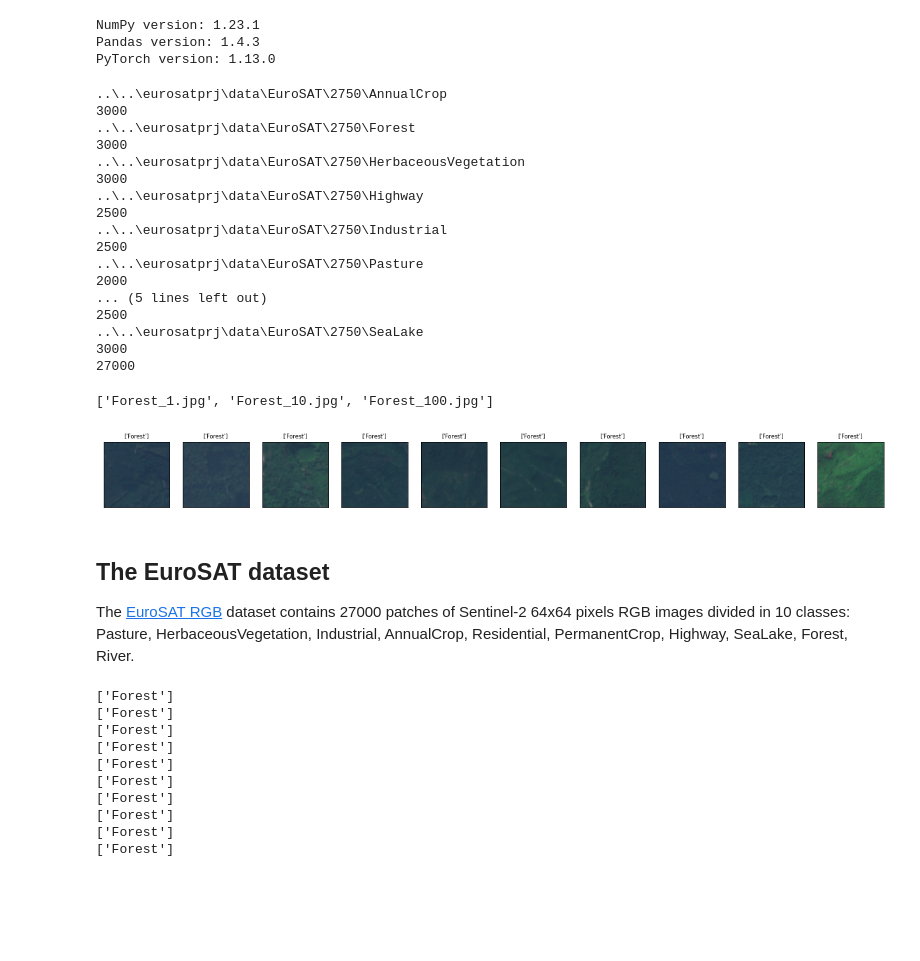
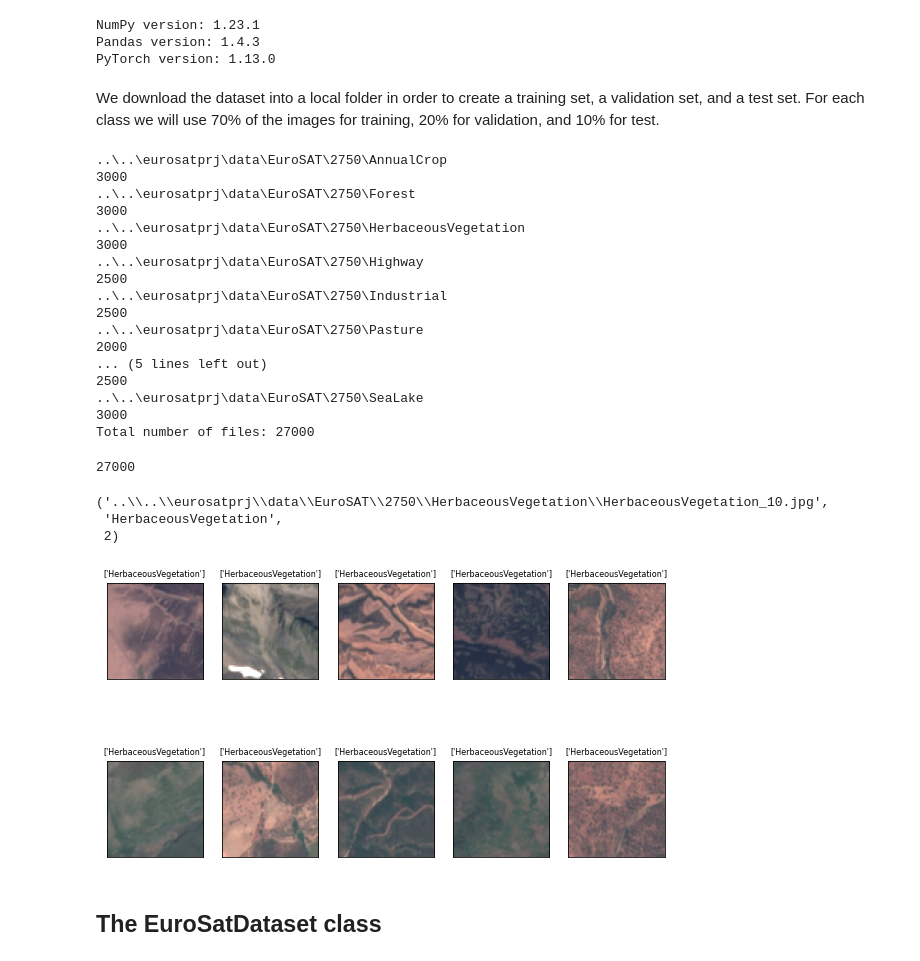
Before and after one commit to luigiselmi/dlwpt_nb, a Jupyter notebook: pml3/eurosat_images_classification.ipynb, the cells around one changed output. Drawn from its saved outputs; the diff is of its cells as text; code cells hidden in the pictures; blank space fills up the shorter version.

Commit message:
paths and labels

```diff
--- a/pml3/eurosat_images_classification.ipynb
+++ b/pml3/eurosat_images_classification.ipynb
@@ -17,22 +18,25 @@ print("PyTorch version: %s"%torch.__version__)
 NumPy version: 1.23.1
 Pandas version: 1.4.3
 PyTorch version: 1.13.0
+# %% [markdown]
+We download the dataset into a local folder in order to create a training set, a validation set, and a test set. For each class we will use 70% of the images for training, 20% for validation, and 10% for test.
 # %%
 import os
 import pathlib
 
 imgdir_path = pathlib.Path('../../eurosatprj/data/EuroSAT/2750')
 tot = 0
+file_list = []
 for folder_path in imgdir_path.glob('*'):
     print(f'{folder_path}')
     count = 0
     for file_path in folder_path.glob('*'):
-        file_name = file_path.relative_to(folder_path)
-        #print(f'{file_name}')
+        #file_name = file_path.relative_to(folder_path)
+        file_list.append(str(file_path))
         count += 1
     print(count)
     tot += count
-print(tot)
+print('Total number of files: {0:d}'.format(tot))
 # %% [output]
 ..\..\eurosatprj\data\EuroSAT\2750\AnnualCrop
 3000
@@ -50,34 +54,45 @@ print(tot)
 2500
 ..\..\eurosatprj\data\EuroSAT\2750\SeaLake
 3000
-27000
+Total number of files: 27000
+# %%
+len(file_list)
+# %% [output]
+27000
 # %%
-imgdir_path = pathlib.Path('../../eurosatprj/data/EuroSAT/2750/Forest')
-img_paths = [str(path) for path in imgdir_path.glob('*.jpg')]
-img_names = [os.path.basename(path) for path in img_paths]
-img_names[:3]
+import re
+
+file_names = [str(os.path.basename(path)) for path in file_list]
+reg_ex = r'(.+)_\d+.jpg$'
+labels = [re.findall(reg_ex, file_name)[0] for file_name in file_names]
+eurosat_classes = np.unique(labels).tolist()
+num_labels = [eurosat_classes.index(label) for label in labels]
-# %% [output]
-['Forest_1.jpg', 'Forest_10.jpg', 'Forest_100.jpg']
+# %%
+file_list[6001], labels[6001], num_labels[6001]
+# %% [output]
+('..\\..\\eurosatprj\\data\\EuroSAT\\2750\\HerbaceousVegetation\\HerbaceousVegetation_10.jpg',
+ 'HerbaceousVegetation',
+ 2)
 # %%
 from itertools import islice
 from PIL import Image
-import re
 
-fig = plt.figure(figsize=(20, 10))
-for i, image in islice(enumerate(img_paths), 10):
-    ax = fig.add_subplot(1, 10, i+1)
+fig = plt.figure(figsize=(10, 6))
+start = 6000
+stop = 6010
+for i, image in islice(enumerate(file_list), start, stop):
+    ax = fig.add_subplot(2, 5, i - start + 1)
     ax.set_xticks([]); ax.set_yticks([])
     name = os.path.basename(image)
     reg_ex = r'(.+)_\d+.jpg$'
     label = re.findall(reg_ex, name)
     ax.set_title(f'{label}', size=8)
     img = Image.open(image)
     ax.imshow(img)
 # %% [output]
-[figure, old version]
+[figure, new version]
 # %% [markdown]
-## The EuroSAT dataset
-The [EuroSAT RGB](https://github.com/phelber/EuroSAT) dataset contains 27000 patches of Sentinel-2 64x64 pixels RGB images divided in 10 classes: Pasture, HerbaceousVegetation, Industrial, AnnualCrop, Residential, PermanentCrop, Highway, SeaLake, Forest, River.
+## The EuroSatDataset class
 # %%
 from torch.utils.data import Dataset
 from torchvision.io import read_image
@@ -118,16 +126 @@ samples = [enum_value for i, enum_value in enumerate(eurosat_dataset) if i < 10]
-# %%
-for sample in samples:
-    image, label = sample
-    print(label)
-# %% [output]
-['Forest']
-['Forest']
-['Forest']
-['Forest']
-['Forest']
-['Forest']
-['Forest']
-['Forest']
-['Forest']
-['Forest']
 # %%
```
Also changed, not shown: parts of 5 cells of this notebook.
